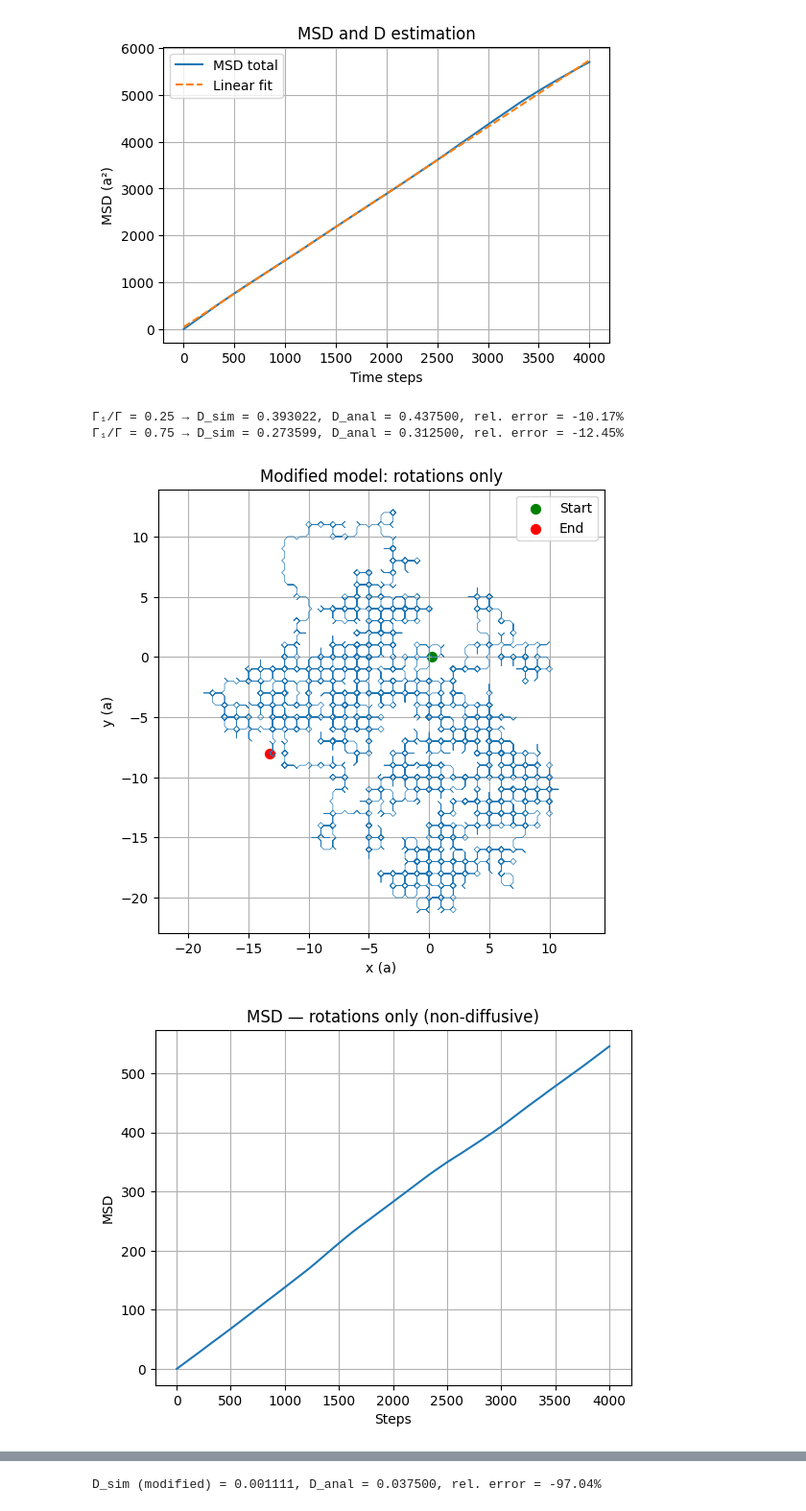
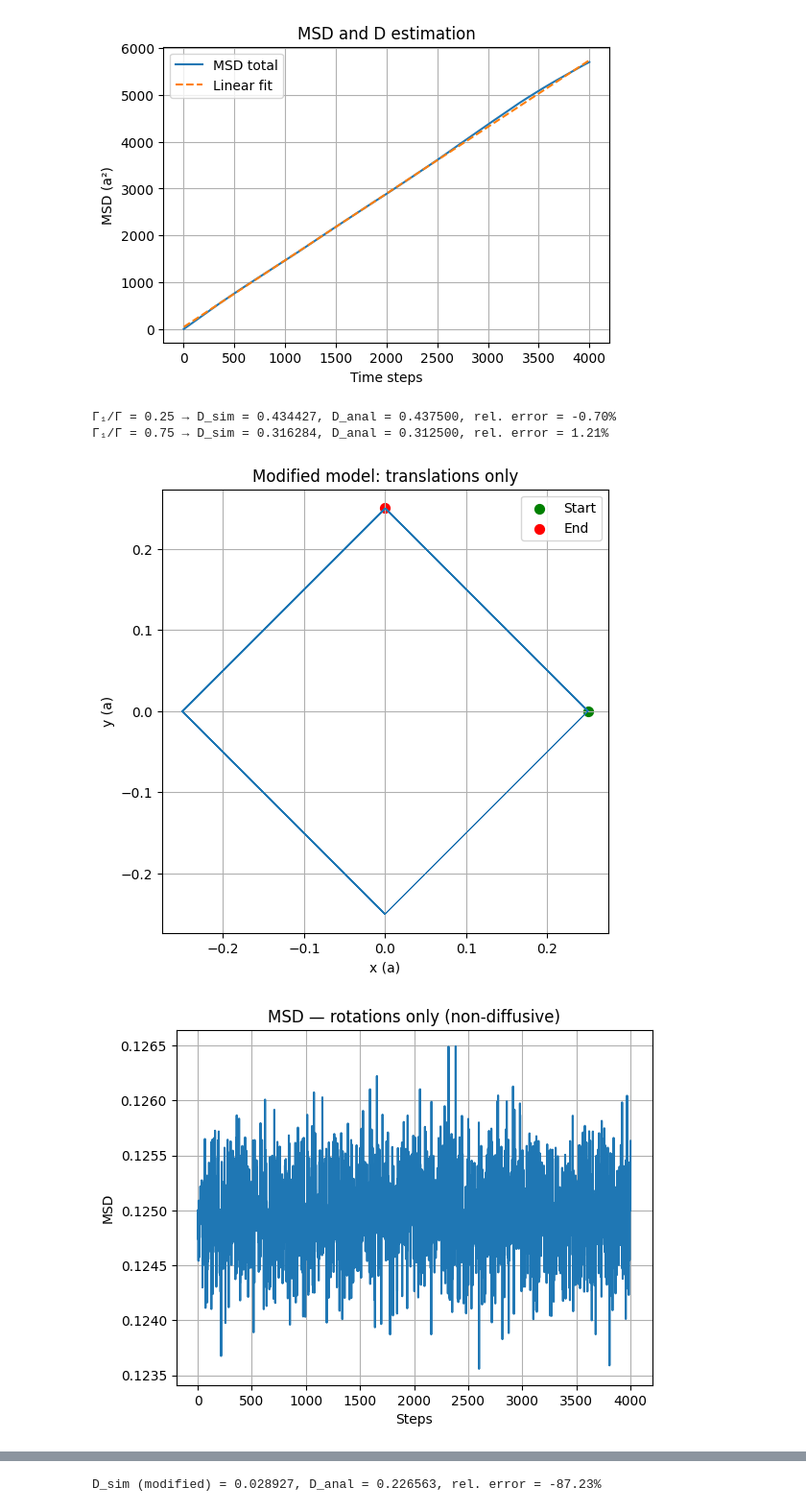
Before and after one commit to AmauryGachod/Kinetic_Monte_Carlo_Diffusion, a Jupyter notebook: KMC_Hydrogen_2D_final_english_with_D_vs_Gamma1.ipynb, the cells around one changed output, grey strips where cells are left out. Shown: that part at 96% size. Saved outputs shown, nothing was run; the diff lists cells and outputs as text; code cells hidden in the pictures.

Commit message:
Few changes on the streamlit app+png images

```diff
--- a/KMC_Hydrogen_2D_final_english_with_D_vs_Gamma1.ipynb
+++ b/KMC_Hydrogen_2D_final_english_with_D_vs_Gamma1.ipynb
@@ -15,7 +15,7 @@ import csv
 def make_rng(seed=None):
     return np.random.default_rng(seed)
 
-def visualize_trajectory(positions, title="2D KMC Trajectory", nmax=None):
+def visualize_trajectory(positions, title="2D KMC Trajectory", name=None, nmax=None):
     """Display a 2D trajectory of the hydrogen atom."""
     if nmax is None or nmax > len(positions):
         nmax = len(positions)
@@ -29,6 +29,7 @@ def visualize_trajectory(positions, title="2D KMC Trajectory", nmax=None):
     plt.legend()
     plt.title(title)
     plt.grid(True)
+    # plt.savefig(f'{name}.png', dpi=300, bbox_inches='tight')
     plt.show()
 # %%
 # %% [I.a] — Classical KMC simulation
@@ -120,8 +122,8 @@ results = []
 for frac in ratios:
     G1 = frac
     G2 = 1 - frac
-    pos_tmp, _ = kmc_classical(100_000, G1, G2, a=1.0, seed=12+int(frac*100))
-    lags_tmp, msd_tmp = compute_msd_zero_offset(pos_tmp, 10000
+    pos_tmp, _ = kmc_classical(2000_000, G1, G2, a=1.0, seed=1)
+    lags_tmp, msd_tmp = compute_msd_zero_offset(pos_tmp, 4000
                                                 )
     D_tmp, _, _ = fit_diffusion_coefficient(lags_tmp, msd_tmp, G1, G2)
     D_anal = analytic_D(G1, G2, d1, d2)
@@ -130,8 +132,8 @@ for frac in ratios:
 for frac, D_tmp, D_anal in results:
     print(f"Γ₁/Γ = {frac:.2f} → D_sim = {D_tmp:.6f}, D_anal = {D_anal:.6f}, rel. error = {(D_tmp-D_anal)/D_anal:.2%}")
 # %% [output]
-Γ₁/Γ = 0.25 → D_sim = 0.393022, D_anal = 0.437500, rel. error = -10.17%
-Γ₁/Γ = 0.75 → D_sim = 0.273599, D_anal = 0.312500, rel. error = -12.45%
+Γ₁/Γ = 0.25 → D_sim = 0.434427, D_anal = 0.437500, rel. error = -0.70%
+Γ₁/Γ = 0.75 → D_sim = 0.316284, D_anal = 0.312500, rel. error = 1.21%
 # %%
 import numpy as np
 import math
@@ -219,32 +221,37 @@ def kmc_modified_with_O(num_steps, Gamma_trans, Gamma_rot, a=1.0, b=0.25, seed=N
 # %%
 # %% [II] — Modified model analysis
 # Case 1: rotations only (non-diffusive)
-pos_H_rot, t_rot, _ = kmc_modified_with_O(100_000, Gamma_trans=0.2, Gamma_rot=0.8, a=1.0, b=0.25, seed=1)
-visualize_trajectory(pos_H_rot, "Modified model: rotations only", nmax=10000)
+pos_H_rot, t_rot, _ = kmc_modified_with_O(100_000, Gamma_trans=0, Gamma_rot=1, a=1.0, b=0.25, seed=1)
+visualize_trajectory(pos_H_rot, "Modified model: translations only",'modified_translation_only', nmax=10000)
 lags_r, msd_r = compute_msd_zero_offset(pos_H_rot, 4000)
 plt.plot(lags_r, msd_r)
 plt.title('MSD — rotations only (non-diffusive)')
 plt.xlabel('Steps'); plt.ylabel('MSD')
 plt.grid(True)
+# plt.savefig(f'MSD_modified_rotation_only.png', dpi=300, bbox_inches='tight')
 plt.show()
 
+
 # Case 2: translations + rotations (diffusive)
-pos_H_mix, t_mix, _ = kmc_modified_with_O(200_000, Gamma_trans=0.99, Gamma_rot=0.01, a=1.0, b=0.25, seed=2)
-visualize_trajectory(pos_H_mix, "Modified model: rotations + translations", nmax=10000)
+Gamma_trans = 0.25
+Gamma_rot = 0.75
+pos_H_mix, t_mix, _ = kmc_modified_with_O(100_000, Gamma_trans=Gamma_trans, Gamma_rot=Gamma_rot, a=1.0, b=0.25, seed=1)
+visualize_trajectory(pos_H_mix, f"Modified model: rotations + translations (Γ₁={Gamma_rot}, Γ₂={Gamma_trans})",'modified_both', nmax=10000)
 lags_m, msd_m = compute_msd_zero_offset(pos_H_mix, 4000)
-D_mix, slope_m, inter_m = fit_diffusion_coefficient(lags_m, msd_m, 0.2, 0.8)
-d1_eff, d2_eff = 1.0 - 2*0.25, math.sqrt(2)*0.25
-D_anal2 = analytic_D(0.2, 0.8, d1_eff, d2_eff)
+D_mix, slope_m, inter_m = fit_diffusion_coefficient(lags_m, msd_m, Gamma_trans, Gamma_rot)
+d1_eff, d2_eff = 1.0 - 2*Gamma_rot, math.sqrt(2)*Gamma_rot
+D_anal2 = analytic_D(Gamma_trans, Gamma_rot, d1_eff, d2_eff)
 
 print(f"D_sim (modified) = {D_mix:.6f}, D_anal = {D_anal2:.6f}, rel. error = {(D_mix-D_anal2)/D_anal2:.2%}")
 
 plt.figure(figsize=(6,4))
 plt.plot(lags_m, msd_m, label='MSD total')
 plt.plot(lags_m, slope_m*(lags_m/(0.2+0.8)) + inter_m, '--', label='Linear fit')
 plt.xlabel('Steps'); plt.ylabel('MSD')
 plt.title('MSD — modified model (rotations + translations)')
 plt.legend(); plt.grid(True)
+# plt.savefig(f'MSD_modified_both.png', dpi=300, bbox_inches='tight')
 plt.show()
 # %% [output]
-[figure, old version]
+[figure, new version]
-[figure, old version]
+[figure, new version]
@@ -252 +259 @@ plt.show()
-D_sim (modified) = 0.001111, D_anal = 0.037500, rel. error = -97.04%
+D_sim (modified) = 0.028927, D_anal = 0.226563, rel. error = -87.23%
```
Also changed, not shown: parts of 4 cells of this notebook, 9 other files.
